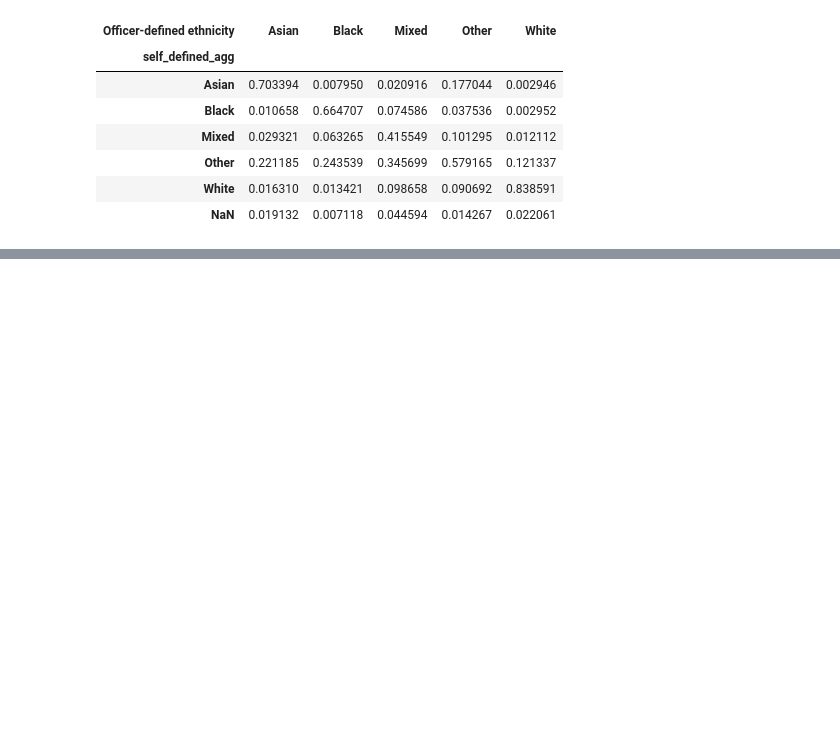
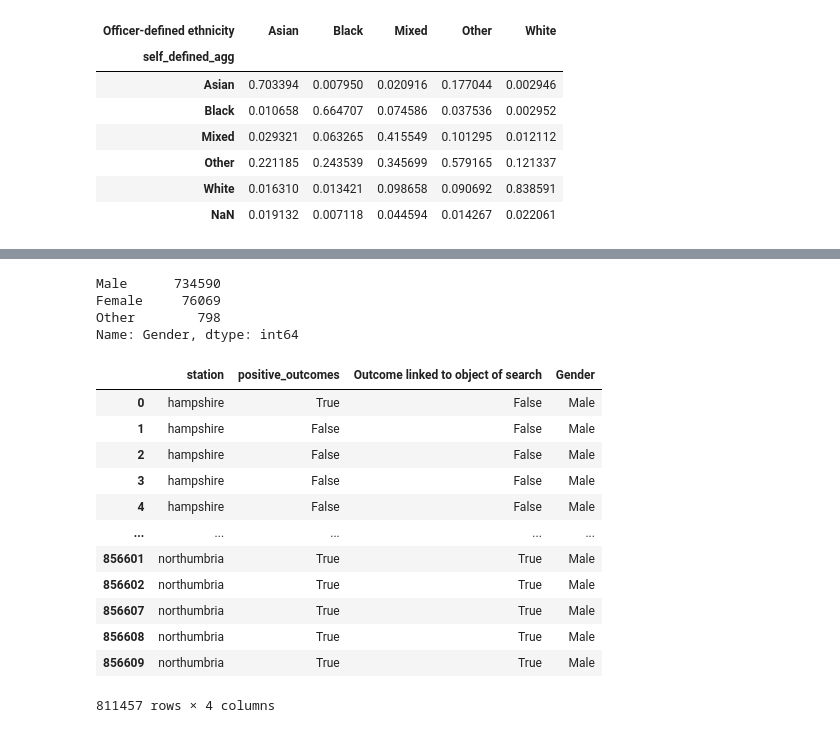
Before and after one commit to 0xjrr/ldsa-capstone-project, a Jupyter notebook: eda-capstone-data.ipynb, the cells around one changed output, grey strips where cells are left out. Cells and saved outputs as stored; diff of their text form; code cells hidden in the pictures; blank space fills up the shorter version.

```diff
--- a/eda-capstone-data.ipynb
+++ b/eda-capstone-data.ipynb
@@ -310,0 +316,23 @@ plt.show()
+# %%
+data.Gender.value_counts()
+# %% [output]
+Male      734590
+Female     76069
+Other        798
+Name: Gender, dtype: int64
+# %%
+data[['station', 'positive_outcomes', 'Outcome linked to object of search', 'Gender']]
+# %% [output]
+|  | station | positive_outcomes | Outcome linked to object of search | Gender |
+| 0 | hampshire | True | False | Male |
+| 1 | hampshire | False | False | Male |
+| 2 | hampshire | False | False | Male |
+| 3 | hampshire | False | False | Male |
+| 4 | hampshire | False | False | Male |
+| ... | ... | ... | ... | ... |
+| 856601 | northumbria | True | True | Male |
+| 856602 | northumbria | True | True | Male |
+| 856607 | northumbria | True | True | Male |
+| 856608 | northumbria | True | True | Male |
+| 856609 | northumbria | True | True | Male |
+811457 rows × 4 columns
```
Also changed, not shown: parts of 9 cells of this notebook.
